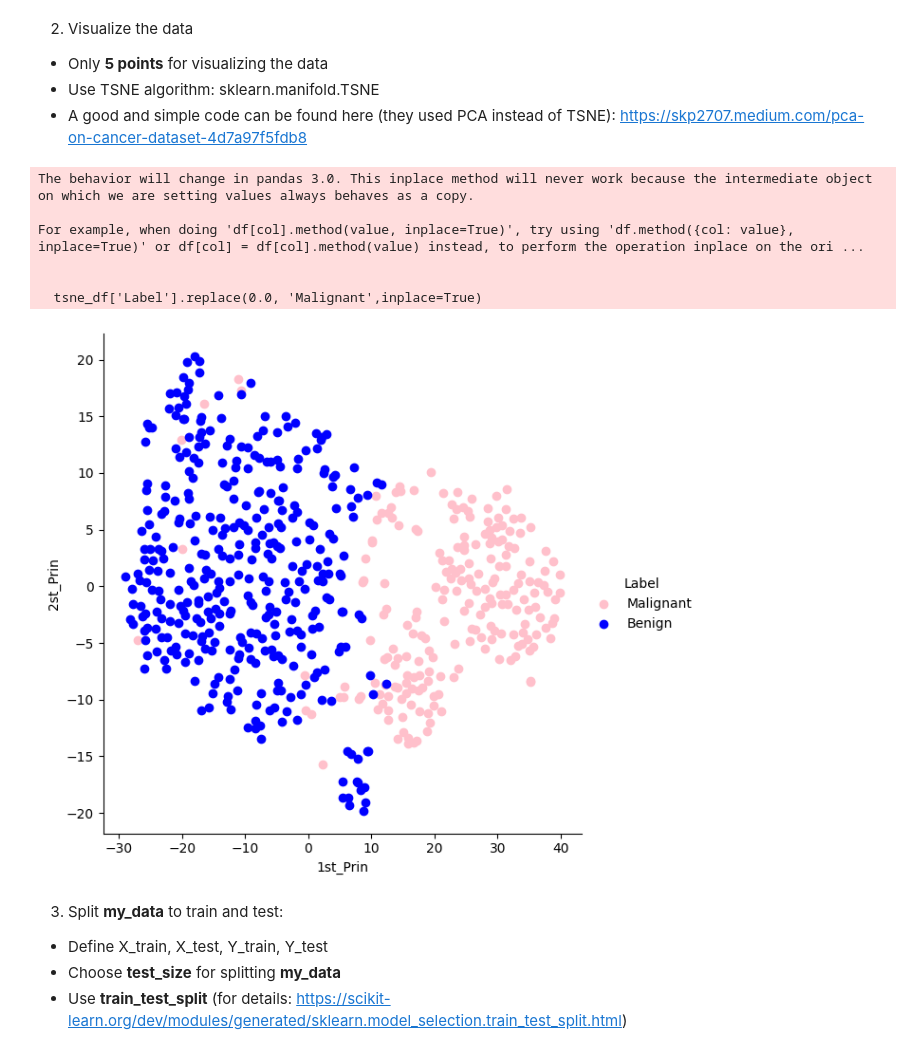
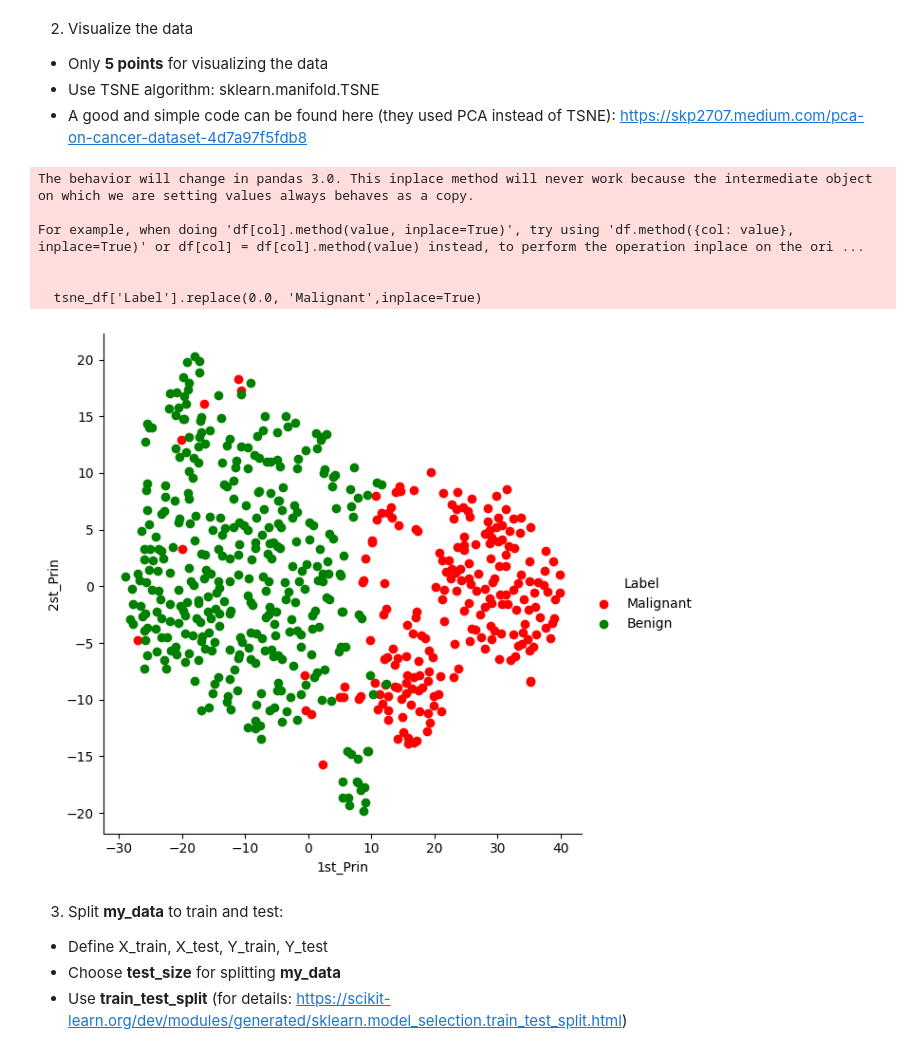
Before and after one commit to imk1raa/imk1raa, a Jupyter notebook: kira_afremov_ex1.ipynb, the cells around one changed output. Cells and saved outputs as stored; diff of their text form; code cells hidden in the pictures.

```diff
--- a/kira_afremov_ex1.ipynb
+++ b/kira_afremov_ex1.ipynb
@@ -38,35 +38,35 @@ raw_data = breast_cancer.data
 normalized_data = StandardScaler().fit_transform(raw_data)
 
 tsne = TSNE(n_components=2, random_state=42)
 tsne_result = tsne.fit_transform(normalized_data)
 
 
 tsne_df = pd.DataFrame(np.vstack((tsne_result.T, breast_cancer.target)).T,
                           columns=['1st_Prin', '2st_Prin', 'Label'])
 
 
 tsne_df['Label'].replace(0.0, 'Malignant',inplace=True)
 tsne_df['Label'].replace(1.0, 'Benign',inplace=True)
 
 tsne_df.value_counts()
 # Create Plot
 # Set palette of colors for different labels
-pal = dict(Malignant="pink", Benign="blue")
+pal = dict(Malignant="red", Benign="green")
 
 ax = sns.FacetGrid(tsne_df, hue='Label', height=6, palette=pal,
                    hue_order=["Malignant", "Benign"]).\
                    map(plt.scatter, '1st_Prin', '2st_Prin').\
                    add_legend()
 
 plt.show()
 # %% [output]
 The behavior will change in pandas 3.0. This inplace method will never work because the intermediate object on which we are setting values always behaves as a copy.
 
 For example, when doing 'df[col].method(value, inplace=True)', try using 'df.method({col: value}, inplace=True)' or df[col] = df[col].method(value) instead, to perform the operation inplace on the ori ...
 
 
   tsne_df['Label'].replace(0.0, 'Malignant',inplace=True)
-[figure, old version]
+[figure, new version]
 # %% [markdown]
 3. Split **my_data** to train and test:
 
```
Also changed, not shown: parts of 4 cells of this notebook.
